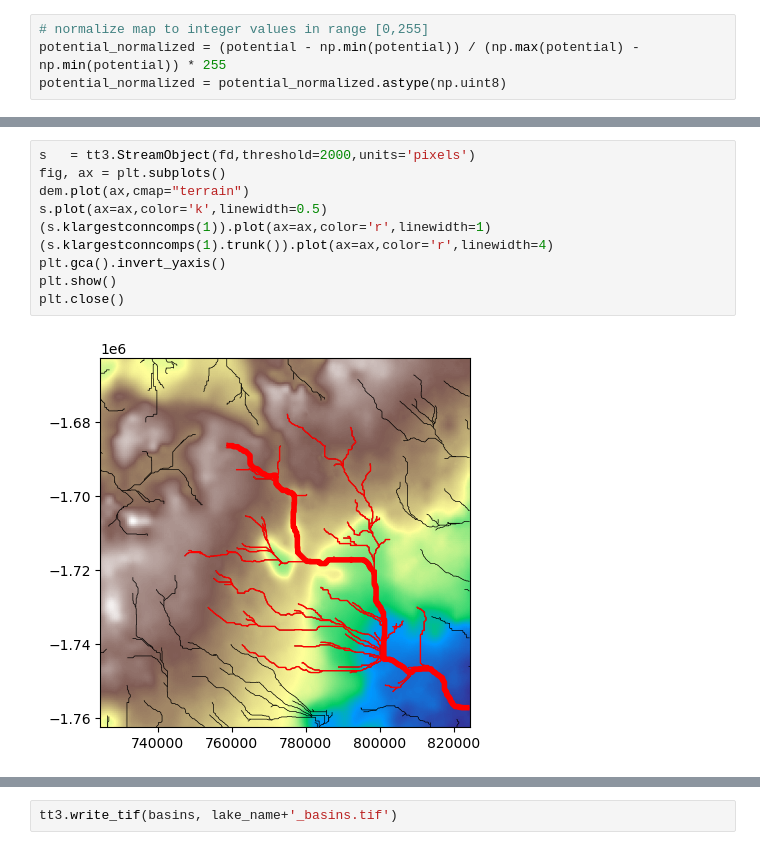
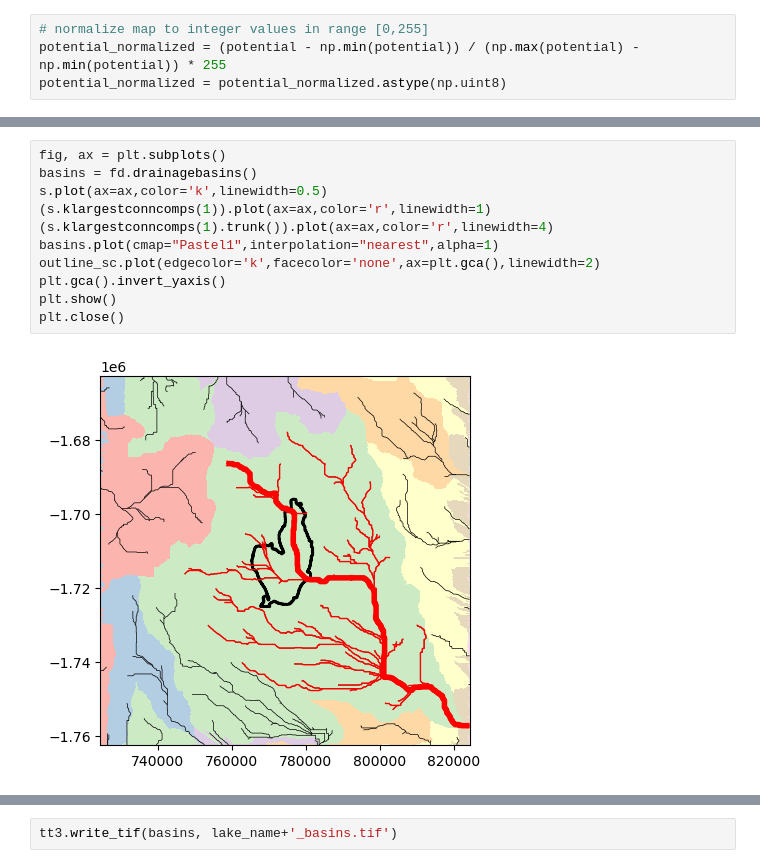
Before and after one commit to agstub/shakti-fenics, a Jupyter notebook: notebooks/create_mesh.ipynb, the cells around one changed output, grey strips where cells are left out. Saved outputs shown, nothing was run; the diff lists cells and outputs as text.

Commit message:
setup and plotting changes

```diff
--- a/notebooks/create_mesh.ipynb
+++ b/notebooks/create_mesh.ipynb
@@ -165,12 +232,13 @@ fd = tt3.FlowObject(dem)
 # %%
-s   = tt3.StreamObject(fd,threshold=2000,units='pixels')
 fig, ax = plt.subplots()
-dem.plot(ax,cmap="terrain")
+basins = fd.drainagebasins()
 s.plot(ax=ax,color='k',linewidth=0.5)
 (s.klargestconncomps(1)).plot(ax=ax,color='r',linewidth=1)
 (s.klargestconncomps(1).trunk()).plot(ax=ax,color='r',linewidth=4)
+basins.plot(cmap="Pastel1",interpolation="nearest",alpha=1)
+outline_sc.plot(edgecolor='k',facecolor='none',ax=plt.gca(),linewidth=2)
 plt.gca().invert_yaxis()
 plt.show()
 plt.close()
 # %% [output]
-[figure, old version]
+[figure, new version]
```
Also changed, not shown: parts of 15 cells of this notebook, 5 other files.
